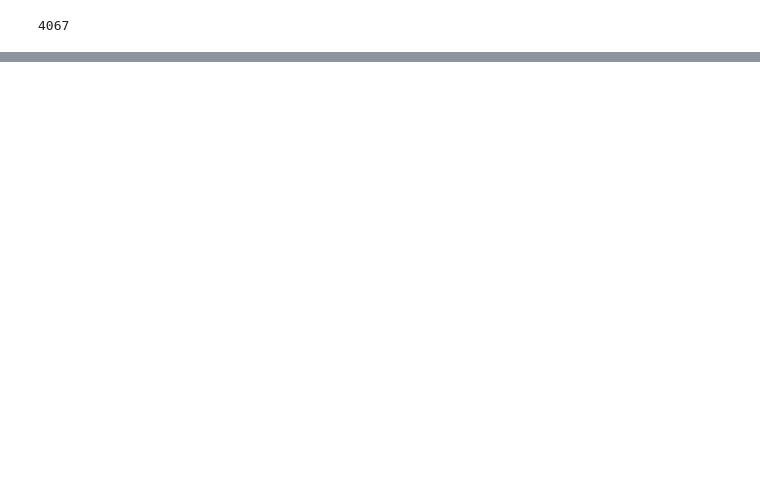
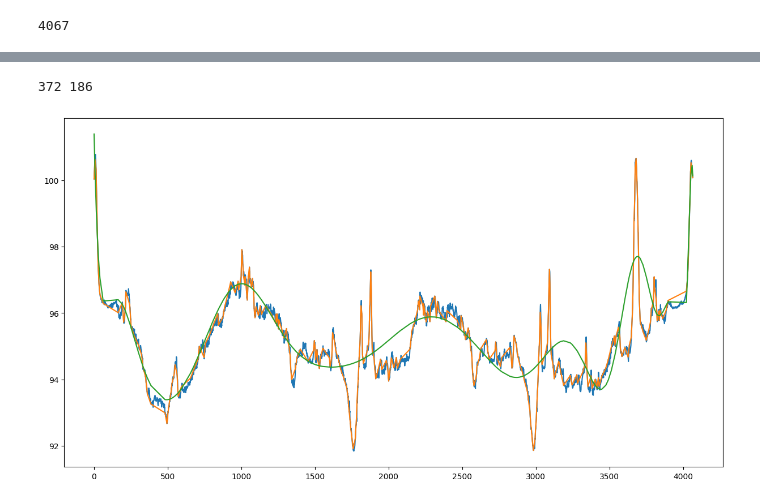
Before and after one commit to iStrzalka/gpx_sim, a Jupyter notebook: test2.ipynb, the cells around one changed output, grey strips where cells are left out. Cells and saved outputs as stored; diff of their text form; code cells hidden in the pictures; blank space fills up the shorter version.

```diff
--- a/test2.ipynb
+++ b/test2.ipynb
@@ -248,0 +333,13 @@ uwu(elevation_map_run, climbs, descends, 0.2)
+# %%
+test_x, test_y = cut_to_threshold(elevation_map_run, 0.25)
+print(len(test_x), len(test_x) // 2)
+poly = np.polyfit(test_x, test_y, len(test_x) // 5)
+poly_y = np.poly1d(poly)
+plt.figure(figsize=(15, 8))
+plt.plot([x for x in range(len(elevation_map_run))], elevation_map_run)
+plt.plot(test_x, test_y)
+plt.plot(test_x, poly_y(test_x))
+plt.show()
+# %% [output]
+372 186
+[figure, added]
```
Also changed, not shown: parts of 6 cells of this notebook, 4 other files.
